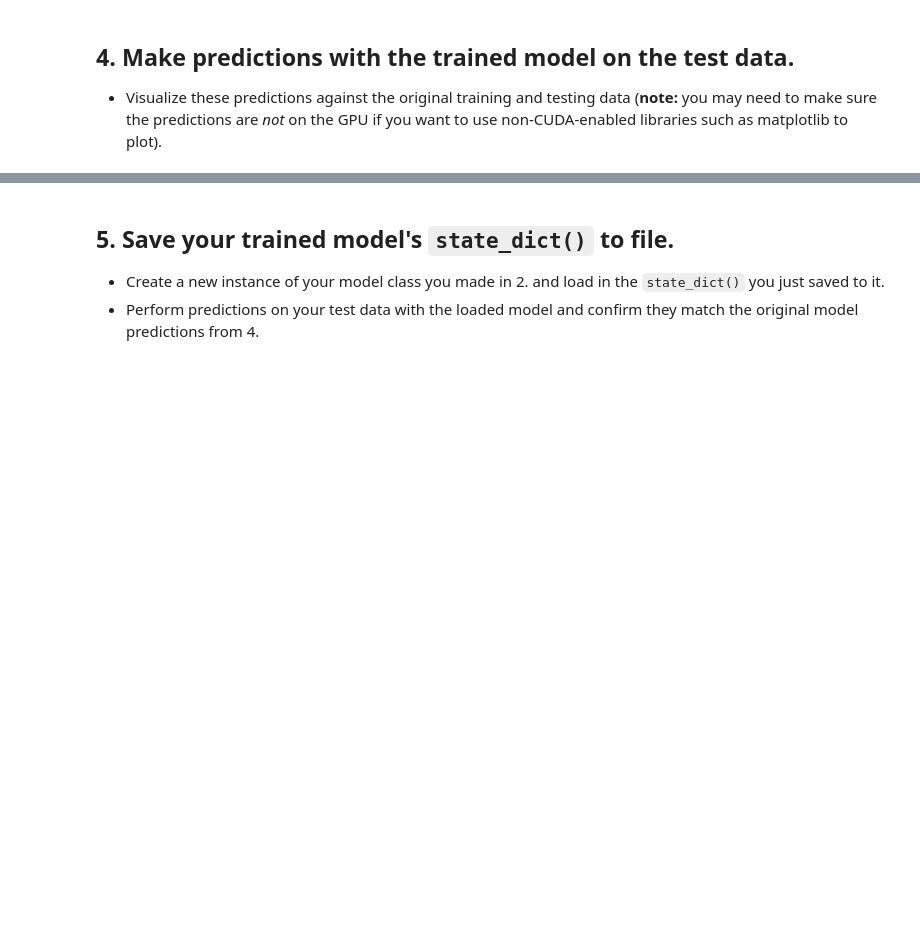
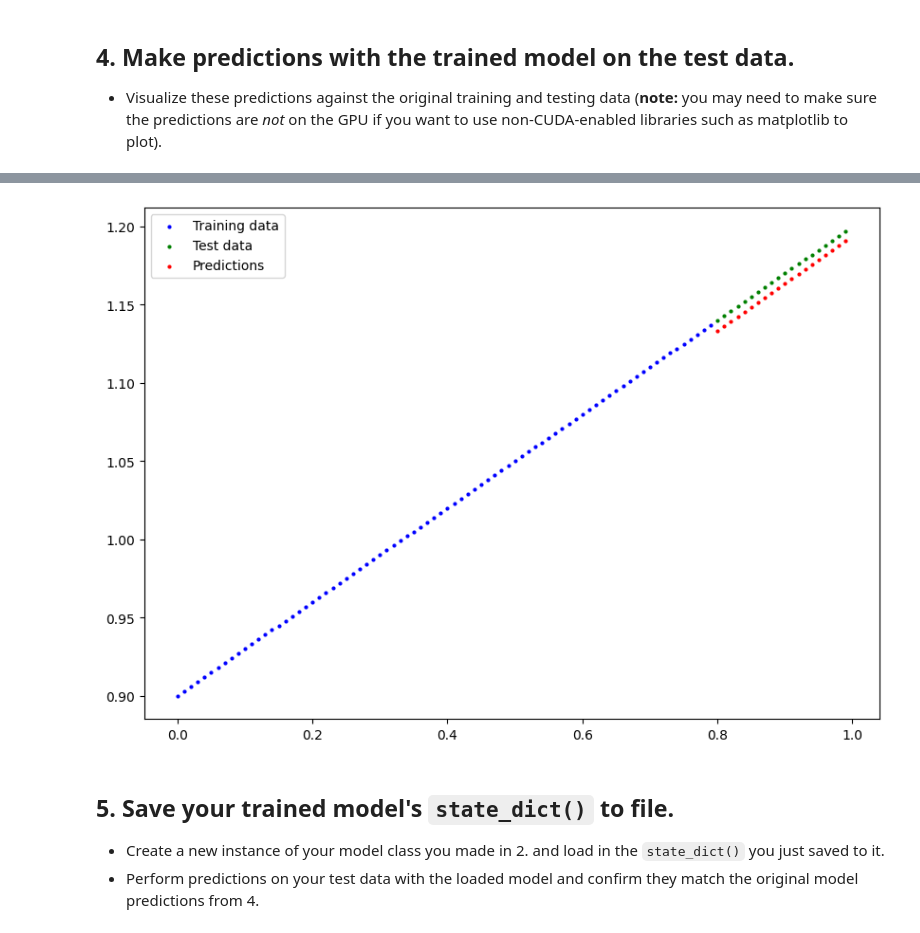
Before and after one commit to VanLinLin/PyTorch-for-Deep-Learning-Bootcamp, a Jupyter notebook: 01_pytorch_workflow_exercises.ipynb, the cells around one changed output, grey strips where cells are left out. Drawn from its saved outputs; the diff is of its cells as text; code cells hidden in the pictures; blank space fills up the shorter version.

```diff
--- a/01_pytorch_workflow_exercises.ipynb
+++ b/01_pytorch_workflow_exercises.ipynb
@@ -84,12 +86,12 @@ tuple(map(len, [X_train, y_train, X_test, y_test]))
 (80, 80, 20, 20)
 # %%
 # Plot the training and testing data
-def plot_predictions(train_data, train_labels, test_data, test_lables, predictions=None):
+def plot_predictions(train_data=X_train, train_labels=y_train, test_data=X_test, test_lables=y_test, predictions=None):
     plt.figure(figsize=(10, 7))
     plt.scatter(train_data, train_labels, c='b', s=4, label='Training data')
     plt.scatter(test_data, test_lables, c='g', s=4, label='Test data')
 
-    if predictions:
+    if predictions is not None:
         plt.scatter(test_data, predictions, c='r', s=4, label='Predictions')
     plt.legend()
 
@@ -114,39 +150,50 @@ plot_predictions(X_train, y_train, X_test, y_test)
   * The training loop should test the model on the test dataset every 20 epochs.
 # %%
 # Create the loss function and optimizer
+loss_function = nn.L1Loss()
+optimizer = torch.optim.SGD(params=model_1.parameters(),
+                            lr=.01)
 # %%
 # Training loop
-
-
 # Train model for 300 epochs
-
+epochs = 300
 
 # Send data to target device
-
+X_train = X_train.to(device)
+X_test = X_test.to(device)
+y_train = y_train.to(device)
+y_test = y_test.to(device)
 
 for epoch in range(epochs):
     # Training
-
     # Put model in train mode
+    model_1.train()
 
     # 1. Forward pass
+    y_pred = model_1(X_train)
 
     # 2. Calculate loss
+    loss = loss_function(y_pred, y_train)
 
     # 3. Zero gradients
+    optimizer.zero_grad()
 
     # 4. Backpropagation
+    loss.backward()
 
     # 5. Step the optimizer
+    optimizer.step()
 
     # Perform testing every 20 epochs
     if epoch % 20 == 0:
 
-      # Put model in evaluation mode and setup inference context
+        # Put model in evaluation mode and setup inference context
+        model_1.eval()
+        with torch.inference_mode():
+            # 1. Forward pass
+            y_pred = model_1(X_test)
+            # 2. Calculate test loss
+            test_loss = loss_function(y_pred, y_test)
 
-        # 1. Forward pass
-
-        # 2. Calculate test loss
-
-        # Print out what's happening
-        print(f"Epoch: {epoch} | Train loss: {loss:.3f} | Test loss: {test_loss:.3f}")
+            # Print out what's happening
+            print(f"Epoch: {epoch} | Train loss: {loss:.3f} | Test loss: {test_loss:.3f}")
@@ -155,3 +218,8 @@ for epoch in range(epochs):
   * Visualize these predictions against the original training and testing data (**note:** you may need to make sure the predictions are *not* on the GPU if you want to use non-CUDA-enabled libraries such as matplotlib to plot).
 # %%
 # Make predictions with the model
+model_1.eval()
+
+with torch.inference_mode():
+    y_preds = model_1(X_test)
+y_preds
@@ -158,5 +247,8 @@ for epoch in range(epochs):
 # %%
 # Plot the predictions (these may need to be on a specific device)
+plot_predictions(predictions=y_preds.cpu())
+# %% [output]
+[figure, added]
 # %% [markdown]
 ## 5. Save your trained model's `state_dict()` to file.
   * Create a new instance of your model class you made in 2. and load in the `state_dict()` you just saved to it.
```
Also changed, not shown: parts of 9 cells of this notebook.
